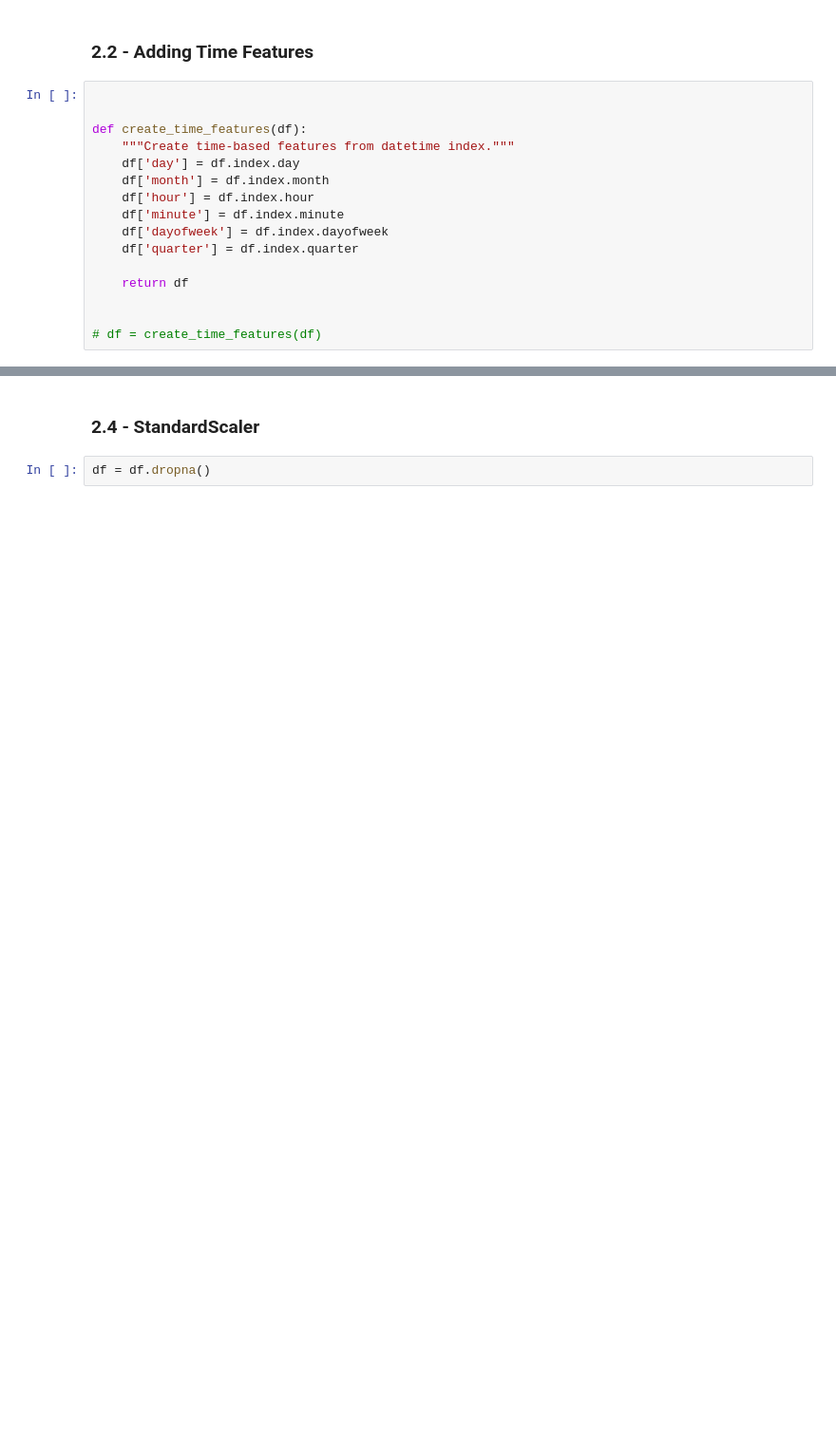
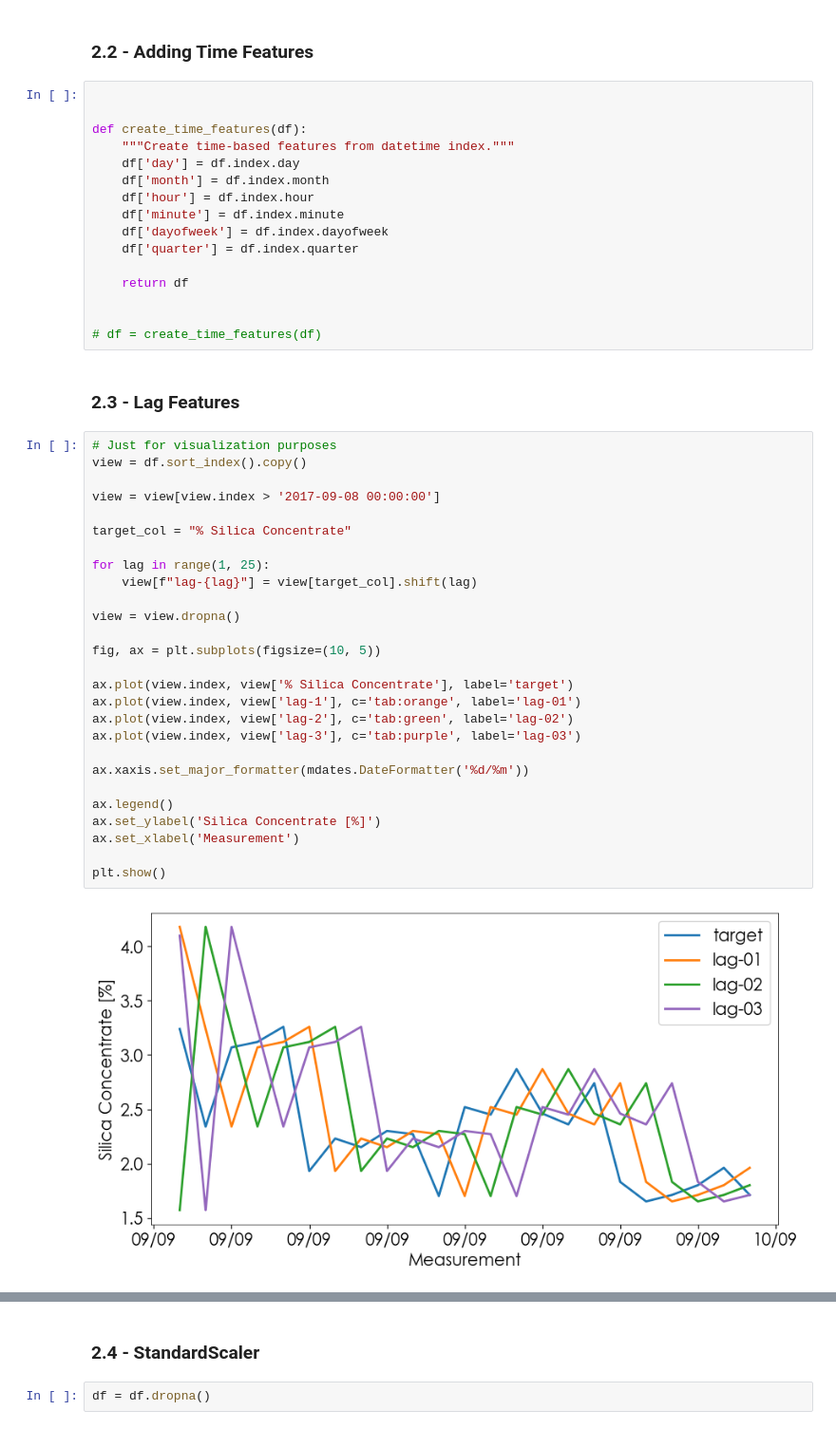
Before and after one commit to PauloCasmal/data-mining-study, a Jupyter notebook: Model-mining.ipynb, the cells around one changed output, grey strips where cells are left out. Shown at 95% size. Cells and saved outputs as stored; diff of their text form; blank space fills up the shorter version.

```diff
--- a/Model-mining.ipynb
+++ b/Model-mining.ipynb
@@ -125,3 +126,34 @@ def create_time_features(df):
 
 
 # df = create_time_features(df)
+# %% [markdown]
+### 2.3 - Lag Features
+# %%
+# Just for visualization purposes
+view = df.sort_index().copy()
+
+view = view[view.index > '2017-09-08 00:00:00']
+
+target_col = "% Silica Concentrate"
+
+for lag in range(1, 25):
+    view[f"lag-{lag}"] = view[target_col].shift(lag)
+
+view = view.dropna()
+
+fig, ax = plt.subplots(figsize=(10, 5))
+
+ax.plot(view.index, view['% Silica Concentrate'], label='target')
+ax.plot(view.index, view['lag-1'], c='tab:orange', label='lag-01')
+ax.plot(view.index, view['lag-2'], c='tab:green', label='lag-02')
+ax.plot(view.index, view['lag-3'], c='tab:purple', label='lag-03')
+
+ax.xaxis.set_major_formatter(mdates.DateFormatter('%d/%m'))
+
+ax.legend()
+ax.set_ylabel('Silica Concentrate [%]')
+ax.set_xlabel('Measurement')
+
+plt.show()
+# %% [output]
+[figure, added]
```
Also changed, not shown: parts of 13 cells of this notebook.
